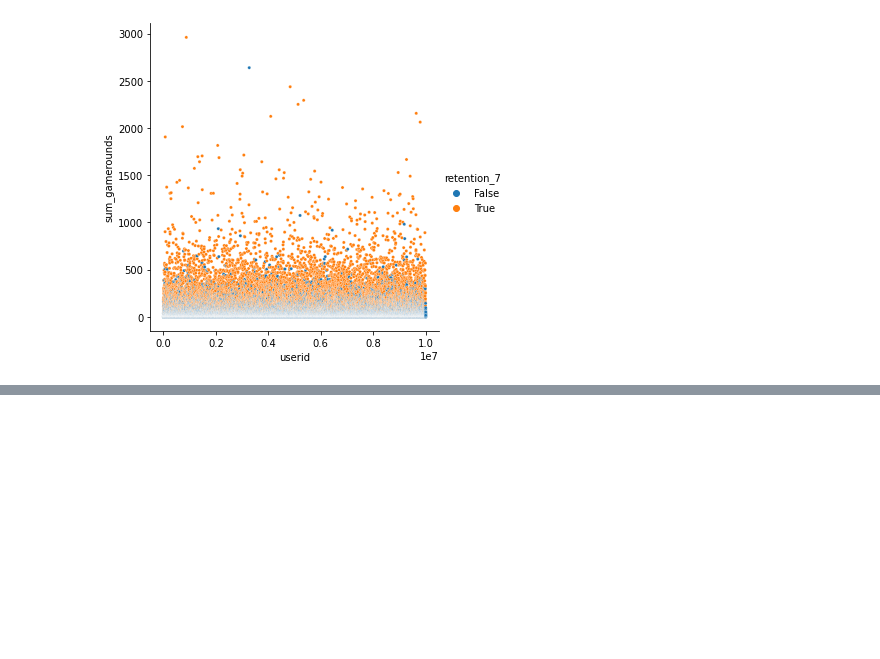
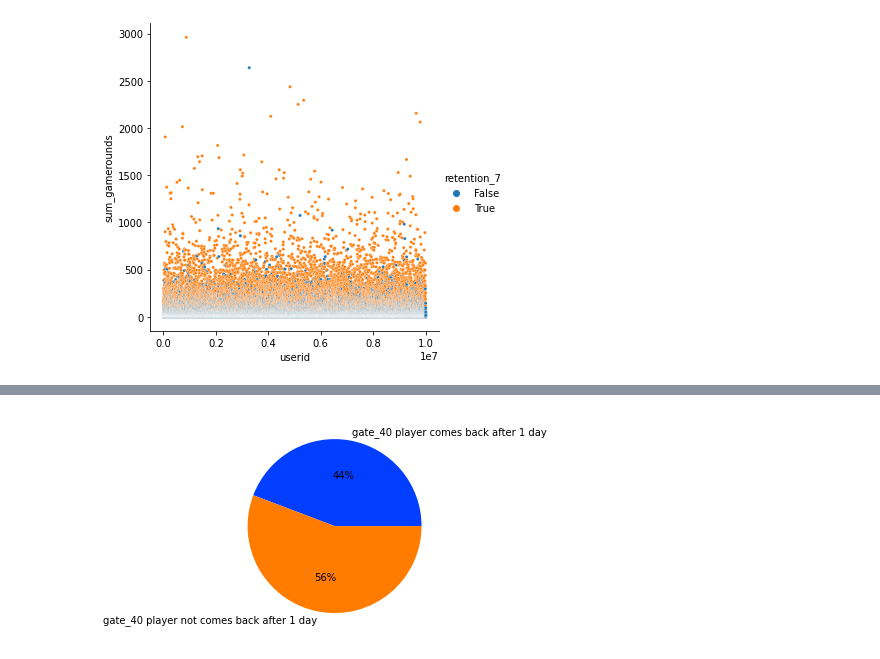
Before and after one commit to AsiMrz/AB-Testing, a Jupyter notebook: data_story.ipynb, the cells around one changed output, grey strips where cells are left out. Saved outputs shown, nothing was run; the diff lists cells and outputs as text; code cells hidden in the pictures; blank space fills up the shorter version.

```diff
--- a/data_story.ipynb
+++ b/data_story.ipynb
@@ -225,0 +262,18 @@ sns.relplot(
+# %%
+#percentage of gate_40 players comes back after 1 day or not
+
+#define data
+e = len(df[(df.version == "gate_40") & (df.retention_1 == True)])/len(df[(df.version == "gate_40")])*100
+f = len(df[(df.version == "gate_40") & (df.retention_1 == False )])/len(df[(df.version == "gate_40")])*100
+
+data = [e, f]
+labels = ['gate_40 player comes back after 1 day', 'gate_40 player not comes back after 1 day']
+
+#define Seaborn color palette to use
+colors = sns.color_palette('bright')[0:5]
+
+#create pie chart
+plt.pie(data, labels = labels, colors = colors, autopct='%.0f%%')
+plt.show()
+# %% [output]
+[figure, added]
```
Also changed, not shown: parts of 5 cells of this notebook.
